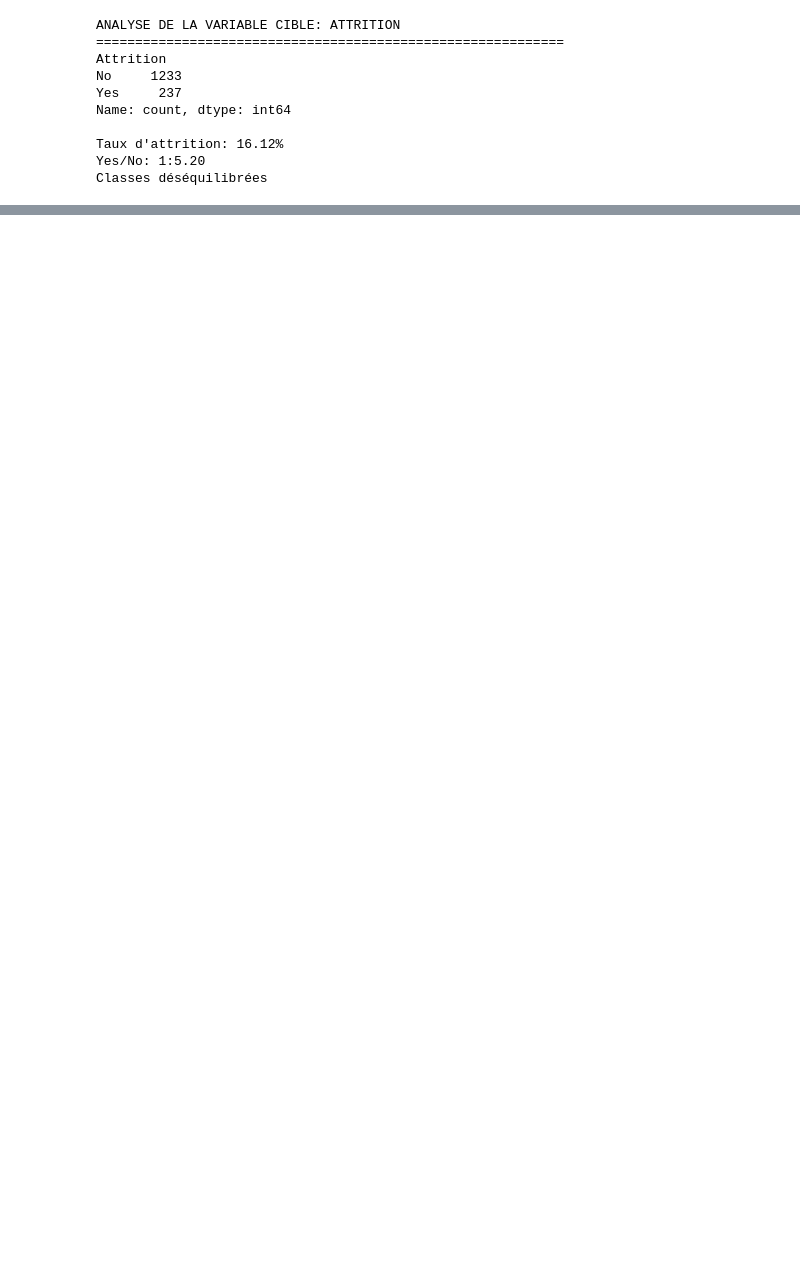
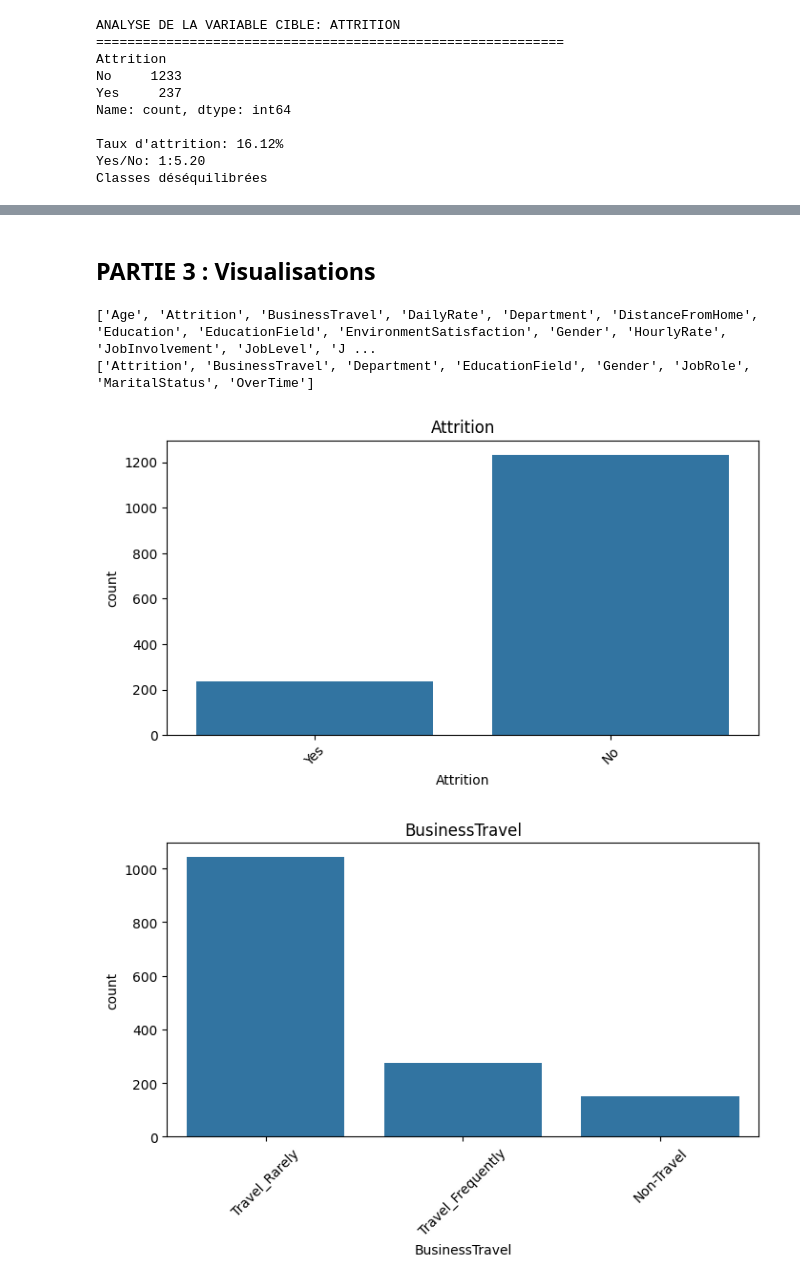
Before and after one commit to manalfarouq/RetentionAI-Backend, a Jupyter notebook: app/services/ml_service.ipynb, the cells around one changed output, grey strips where cells are left out. Drawn from its saved outputs; the diff is of its cells as text; code cells hidden in the pictures; blank space fills up the shorter version.

```diff
--- a/app/services/ml_service.ipynb
+++ b/app/services/ml_service.ipynb
@@ -94,0 +126,12 @@ Classes déséquilibrées
+# %%
+print("PARTIE 2 : NETTOYAGE DES DONNEES")
+print("="*60)
+
+df_copy = df.copy()
+
+# Supprimer les colonnes inutiles
+df_copy.drop(
+    ['EmployeeNumber', 'EmployeeCount', 'Over18', 'StandardHours'],
+    axis=1,
+    inplace=True
+)
@@ -94,0 +150,23 @@ Classes déséquilibrées
+# %% [markdown]
+## PARTIE 3 : Visualisations
+# %%
+from pipeline import count_plot_affichage
+
+print("PARTIE 3 : VISUALISATIONS")
+print("="*60)
+
+
+# Sélection des colonnes catégorielles
+print("Generation des countplots pour variables categorielles")
+categorical_columns = df_copy.select_dtypes(include=['object']).columns.tolist()
+print(f"Variables categorielles : {categorical_columns}")
+
+
+# Affichage des countplots
+for col in categorical_columns:
+    count_plot_affichage(df_copy, col)
+# %% [output]
+['Age', 'Attrition', 'BusinessTravel', 'DailyRate', 'Department', 'DistanceFromHome', 'Education', 'EducationField', 'EnvironmentSatisfaction', 'Gender', 'HourlyRate', 'JobInvolvement', 'JobLevel', 'J ...
+['Attrition', 'BusinessTravel', 'Department', 'EducationField', 'Gender', 'JobRole', 'MaritalStatus', 'OverTime']
+[figure, added]
+[figure, added]
```
Also changed, not shown: parts of 33 cells of this notebook, 1 other file.
